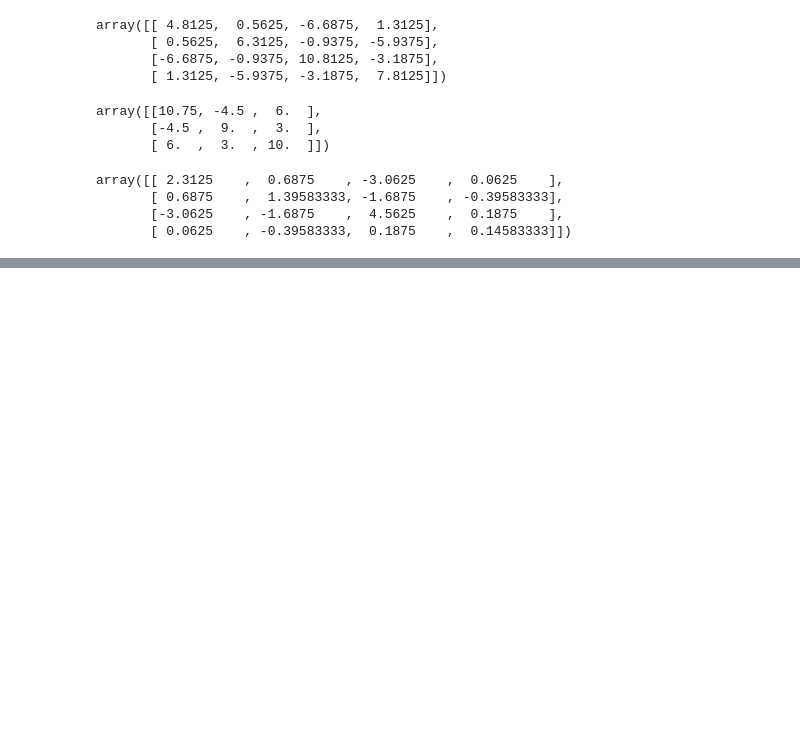
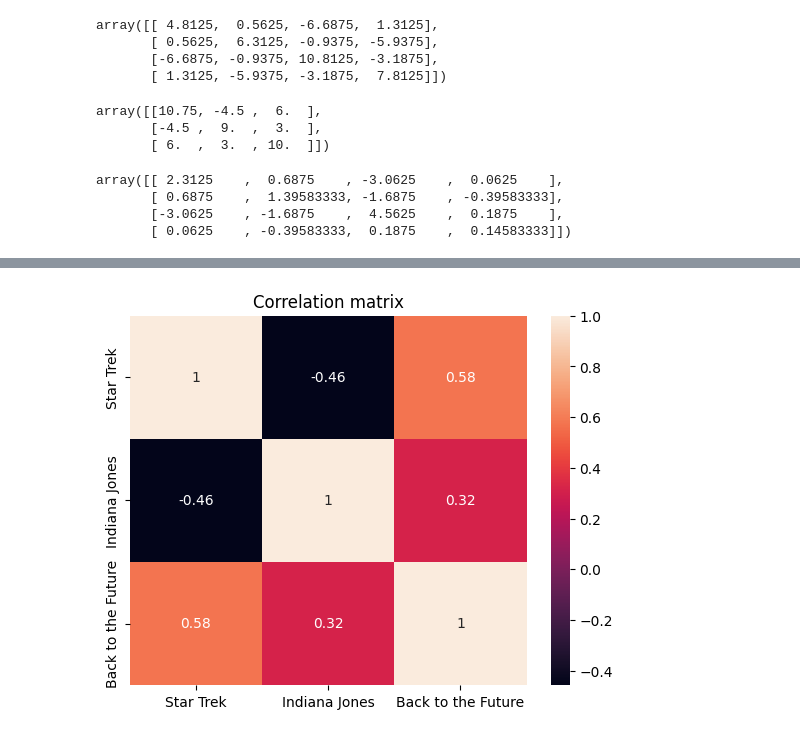
Before and after one commit to ddaeschler/math-playground, a Jupyter notebook: linear_algebra.ipynb, the cells around one changed output, grey strips where cells are left out. Drawn from its saved outputs; the diff is of its cells as text; code cells hidden in the pictures; blank space fills up the shorter version.

```diff
--- a/linear_algebra.ipynb
+++ b/linear_algebra.ipynb
@@ -139,0 +177,8 @@ array([[ 2.6875, -1.125 ,  1.5   ],
+# %%
+sns.heatmap(corr_matrix, annot=True,
+            xticklabels=["Star Trek", "Indiana Jones", "Back to the Future"],
+            yticklabels=["Star Trek", "Indiana Jones", "Back to the Future"])
+plt.title("Correlation matrix")
+plt.show()
+# %% [output]
+[figure, added]
```
Also changed, not shown: parts of 11 cells of this notebook, 1 other file.
